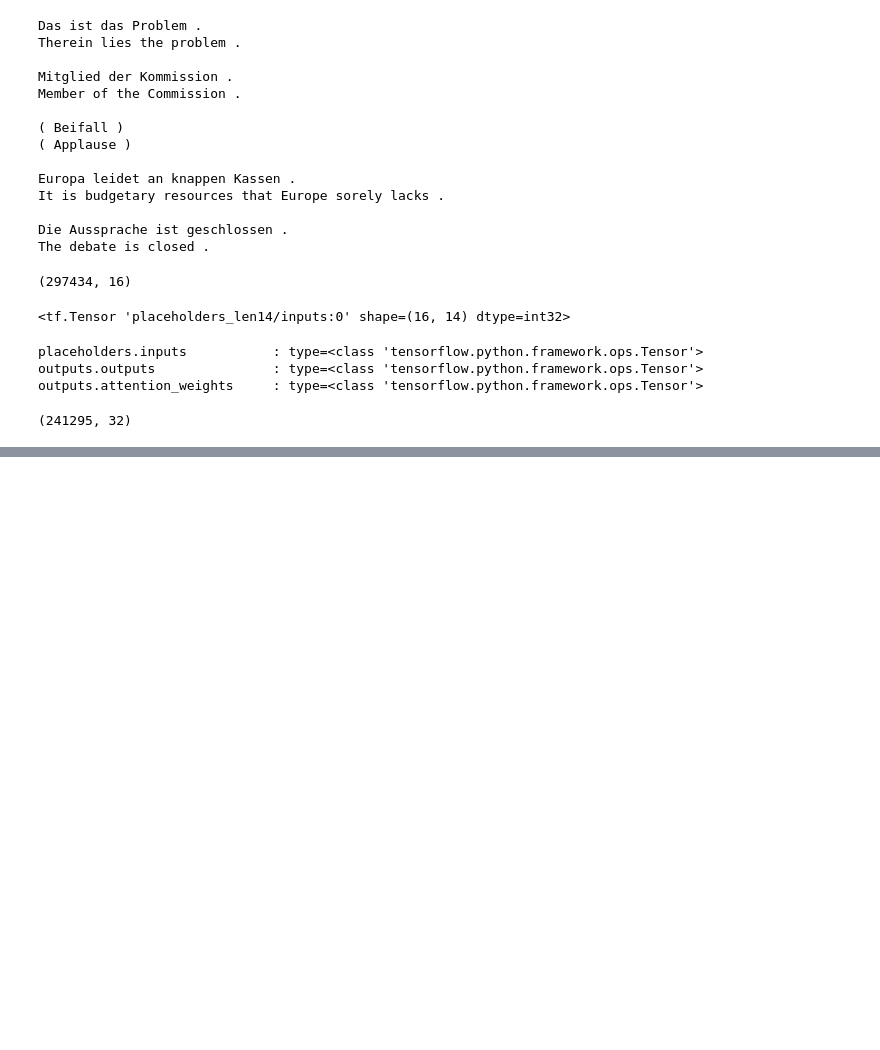
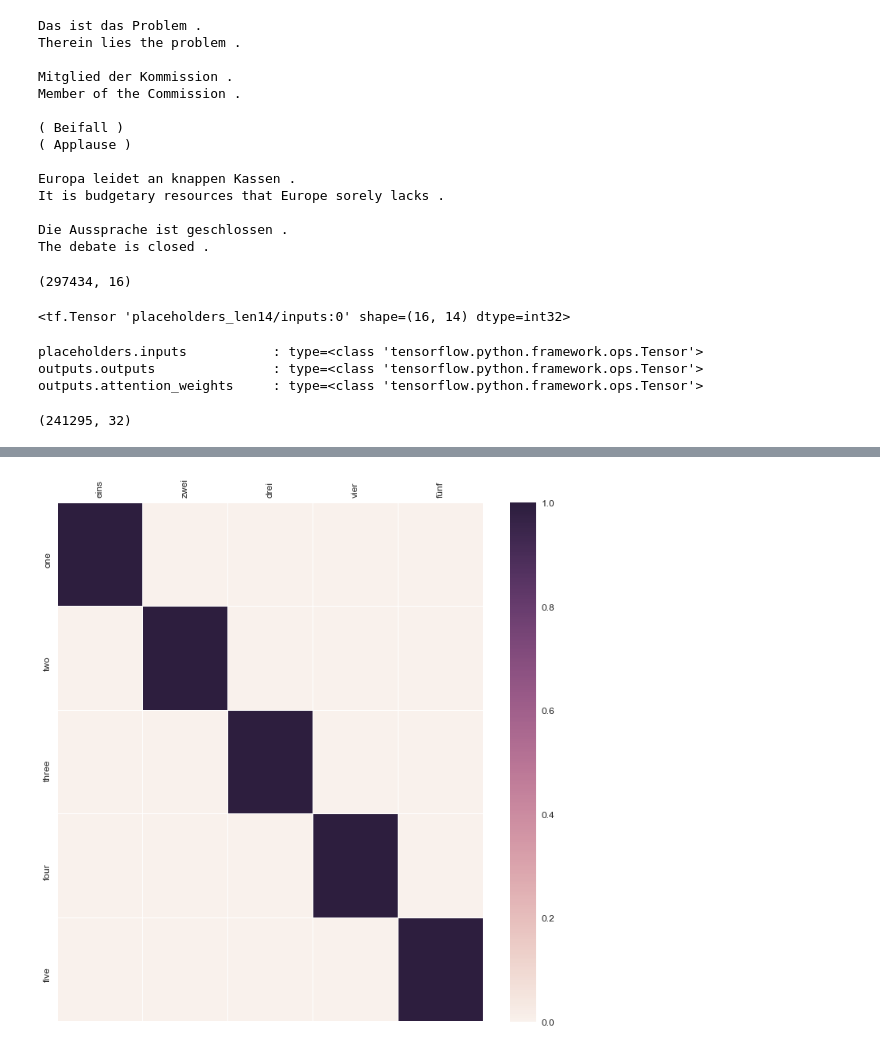
Before and after one commit to oracleofnj/nmt-attention-tensorflow, a Jupyter notebook: TranslatorV2.ipynb, the cells around one changed output, grey strips where cells are left out. Drawn from its saved outputs; the diff is of its cells as text; code cells hidden in the pictures; blank space fills up the shorter version.

```diff
--- a/TranslatorV2.ipynb
+++ b/TranslatorV2.ipynb
@@ -205,0 +294,25 @@ Caused by op 'placeholders_len6/inputs', defined at:
+# %%
+input_words = ['eins', 'zwei', 'drei', 'vier', 'fünf']
+output_words = ['one', 'two', 'three', 'four', 'five']
+ax = sns.heatmap(
+    np.eye(5),
+    linewidths=0.1,
+    xticklabels=input_words,
+    yticklabels=output_words,
+)
+ax.xaxis.tick_top()
+fig = ax.get_figure()
+fig.set_size_inches(12, 12)
+plt.xticks(rotation=90)
+plt.show()
+foo = """
+
+input_words = [lang1_idx2word[i] for i in eval_input]
+output_words = [lang2_idx2word[i] for i in eval_output_tokens]
+ax.set_yticklabels(output_words)
+fig = ax.get_figure()
+fig.set_size_inches(12, 12)
+plt.show()
+"""
+# %% [output]
+[figure, added]
```
Also changed, not shown: parts of 10 cells of this notebook, 1 other file.
